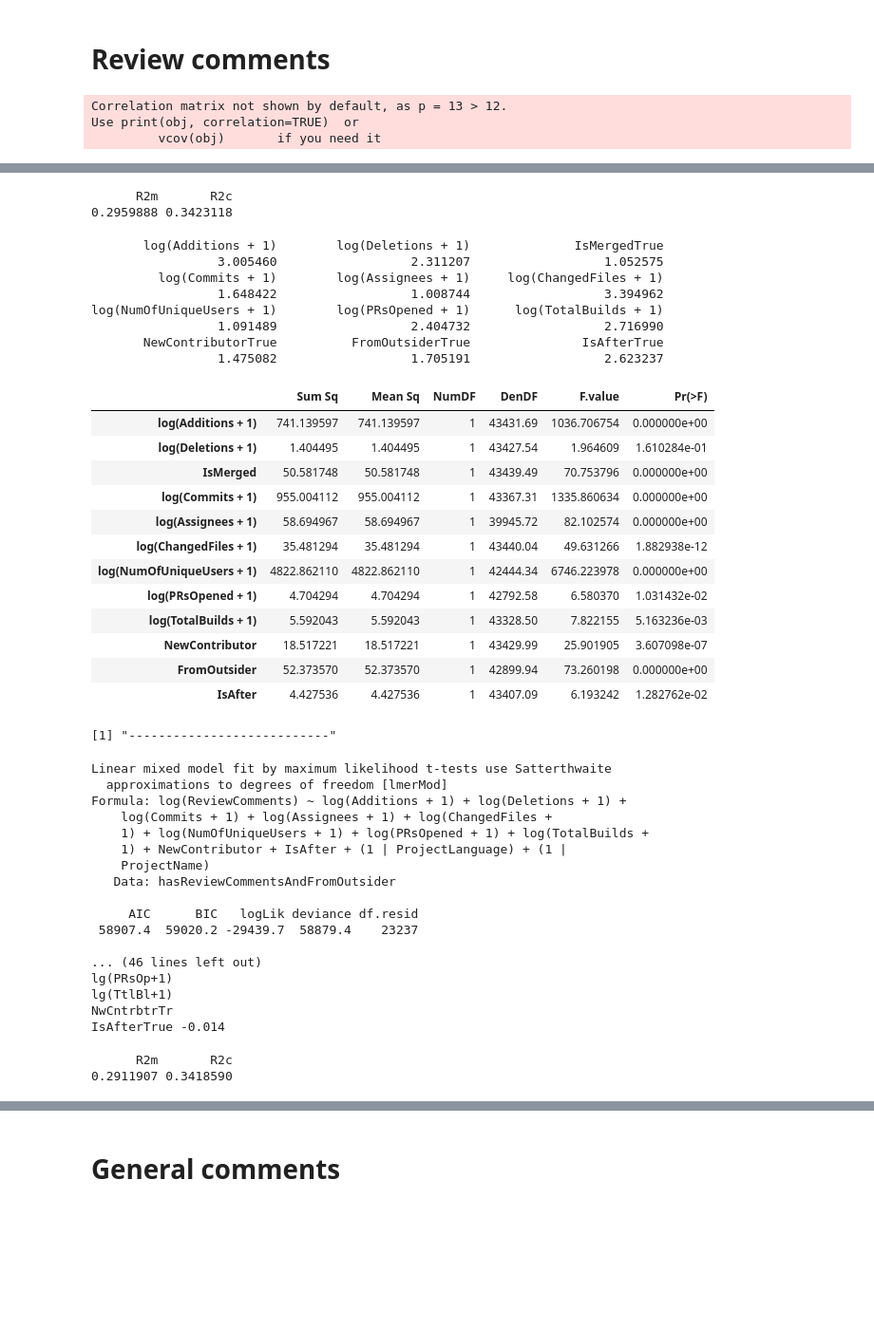
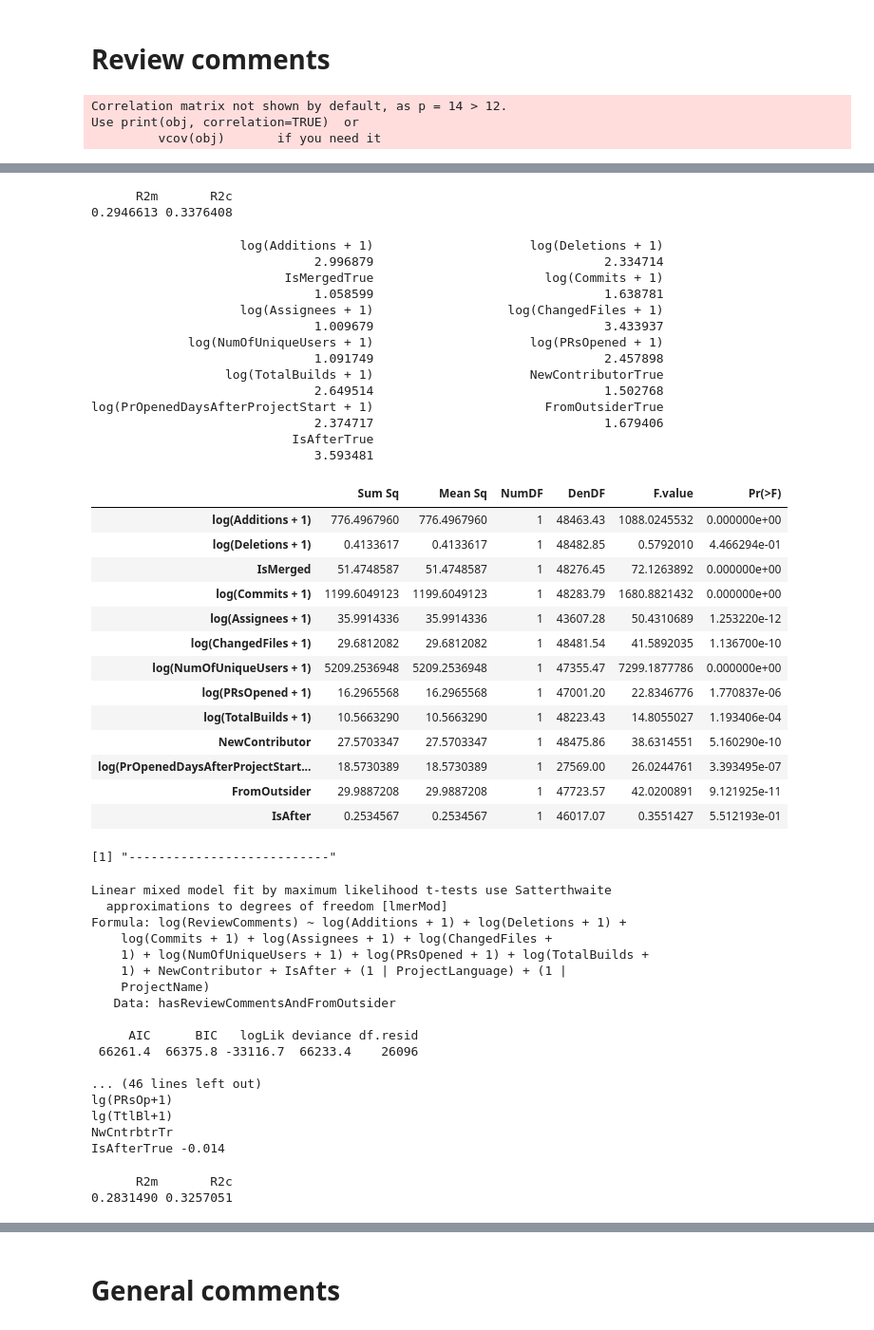
Before and after one commit to TheDutchDevil/code_reviews, a Jupyter notebook: analysis/share_of_comments_models.ipynb, the cells around one changed output, grey strips where cells are left out. Shown at 95% size. Saved outputs shown, nothing was run; the diff lists cells and outputs as text; code cells hidden in the pictures; blank space fills up the shorter version.

```diff
--- a/analysis/share_of_comments_models.ipynb
+++ b/analysis/share_of_comments_models.ipynb
@@ -224,7 +402,7 @@ modelNumberReviewComments = lmer(log(ReviewComments) ~
             log(PRsOpened + 1) +
             log(TotalBuilds + 1) +
             NewContributor +
-            #log(PrOpenedDaysAfterProjectStart + 1) +
+            log(PrOpenedDaysAfterProjectStart + 1) +
             FromOutsider +
             IsAfter +
             (1|ProjectLanguage) +
@@ -261,7 +439,7 @@ r.squaredGLMM(modelNumberReviewCommentsOutsider)
 vif.mer(modelNumberReviewCommentsOutsider)
 anova(modelNumberReviewCommentsOutsider)
 # %% [output]
-Correlation matrix not shown by default, as p = 13 > 12.
+Correlation matrix not shown by default, as p = 14 > 12.
 Use print(obj, correlation=TRUE)  or
          vcov(obj)       if you need it
 Linear mixed model fit by maximum likelihood t-tests use Satterthwaite
@@ -282,28 +460,35 @@ IsAfterTrue                3.433e-02  1.380e-02  4.341e+04   2.489  0.01283 *
 ---
 Signif. codes:  0 ‘***’ 0.001 ‘**’ 0.01 ‘*’ 0.05 ‘.’ 0.1 ‘ ’ 1
       R2m       R2c
-0.2959888 0.3423118
+0.2946613 0.3376408
-       log(Additions + 1)        log(Deletions + 1)              IsMergedTrue
-                 3.005460                  2.311207                  1.052575
-         log(Commits + 1)        log(Assignees + 1)     log(ChangedFiles + 1)
-                 1.648422                  1.008744                  3.394962
-log(NumOfUniqueUsers + 1)        log(PRsOpened + 1)      log(TotalBuilds + 1)
-                 1.091489                  2.404732                  2.716990
-       NewContributorTrue          FromOutsiderTrue               IsAfterTrue
-                 1.475082                  1.705191                  2.623237
+                    log(Additions + 1)                     log(Deletions + 1)
+                              2.996879                               2.334714
+                          IsMergedTrue                       log(Commits + 1)
+                              1.058599                               1.638781
+                    log(Assignees + 1)                  log(ChangedFiles + 1)
+                              1.009679                               3.433937
+             log(NumOfUniqueUsers + 1)                     log(PRsOpened + 1)
+                              1.091749                               2.457898
+                  log(TotalBuilds + 1)                     NewContributorTrue
+                              2.649514                               1.502768
+log(PrOpenedDaysAfterProjectStart + 1)                       FromOutsiderTrue
+                              2.374717                               1.679406
+                           IsAfterTrue
+                              3.593481
 |  | Sum Sq | Mean Sq | NumDF | DenDF | F.value | Pr(>F) |
-| log(Additions + 1) | 741.139597 | 741.139597 | 1 | 43431.69 | 1036.706754 | 0.000000e+00 |
-| log(Deletions + 1) | 1.404495 | 1.404495 | 1 | 43427.54 | 1.964609 | 1.610284e-01 |
-| IsMerged | 50.581748 | 50.581748 | 1 | 43439.49 | 70.753796 | 0.000000e+00 |
-| log(Commits + 1) | 955.004112 | 955.004112 | 1 | 43367.31 | 1335.860634 | 0.000000e+00 |
-| log(Assignees + 1) | 58.694967 | 58.694967 | 1 | 39945.72 | 82.102574 | 0.000000e+00 |
-| log(ChangedFiles + 1) | 35.481294 | 35.481294 | 1 | 43440.04 | 49.631266 | 1.882938e-12 |
-| log(NumOfUniqueUsers + 1) | 4822.862110 | 4822.862110 | 1 | 42444.34 | 6746.223978 | 0.000000e+00 |
-| log(PRsOpened + 1) | 4.704294 | 4.704294 | 1 | 42792.58 | 6.580370 | 1.031432e-02 |
-| log(TotalBuilds + 1) | 5.592043 | 5.592043 | 1 | 43328.50 | 7.822155 | 5.163236e-03 |
-| NewContributor | 18.517221 | 18.517221 | 1 | 43429.99 | 25.901905 | 3.607098e-07 |
-| FromOutsider | 52.373570 | 52.373570 | 1 | 42899.94 | 73.260198 | 0.000000e+00 |
-| IsAfter | 4.427536 | 4.427536 | 1 | 43407.09 | 6.193242 | 1.282762e-02 |
+| log(Additions + 1) | 776.4967960 | 776.4967960 | 1 | 48463.43 | 1088.0245532 | 0.000000e+00 |
+| log(Deletions + 1) | 0.4133617 | 0.4133617 | 1 | 48482.85 | 0.5792010 | 4.466294e-01 |
+| IsMerged | 51.4748587 | 51.4748587 | 1 | 48276.45 | 72.1263892 | 0.000000e+00 |
+| log(Commits + 1) | 1199.6049123 | 1199.6049123 | 1 | 48283.79 | 1680.8821432 | 0.000000e+00 |
+| log(Assignees + 1) | 35.9914336 | 35.9914336 | 1 | 43607.28 | 50.4310689 | 1.253220e-12 |
+| log(ChangedFiles + 1) | 29.6812082 | 29.6812082 | 1 | 48481.54 | 41.5892035 | 1.136700e-10 |
+| log(NumOfUniqueUsers + 1) | 5209.2536948 | 5209.2536948 | 1 | 47355.47 | 7299.1877786 | 0.000000e+00 |
+| log(PRsOpened + 1) | 16.2965568 | 16.2965568 | 1 | 47001.20 | 22.8346776 | 1.770837e-06 |
+| log(TotalBuilds + 1) | 10.5663290 | 10.5663290 | 1 | 48223.43 | 14.8055027 | 1.193406e-04 |
+| NewContributor | 27.5703347 | 27.5703347 | 1 | 48475.86 | 38.6314551 | 5.160290e-10 |
+| log(PrOpenedDaysAfterProjectStart... | 18.5730389 | 18.5730389 | 1 | 27569.00 | 26.0244761 | 3.393495e-07 |
+| FromOutsider | 29.9887208 | 29.9887208 | 1 | 47723.57 | 42.0200891 | 9.121925e-11 |
+| IsAfter | 0.2534567 | 0.2534567 | 1 | 46017.07 | 0.3551427 | 5.512193e-01 |
 [1] "---------------------------"
 Linear mixed model fit by maximum likelihood t-tests use Satterthwaite
   approximations to degrees of freedom [lmerMod]
@@ -315,7 +500,7 @@ Formula: log(ReviewComments) ~ log(Additions + 1) + log(Deletions + 1) +
    Data: hasReviewCommentsAndFromOutsider
 
      AIC      BIC   logLik deviance df.resid
- 58907.4  59020.2 -29439.7  58879.4    23237
+ 66261.4  66375.8 -33116.7  66233.4    26096
 
 ... (46 lines left out)
 lg(PRsOp+1)
@@ -323,5 +508,5 @@ lg(TtlBl+1)
 NwCntrbtrTr
 IsAfterTrue -0.014
       R2m       R2c
-0.2911907 0.3418590
+0.2831490 0.3257051
        log(Additions + 1)        log(Deletions + 1)          log(Commits + 1)
```
Also changed, not shown: parts of 7 cells of this notebook, 3 other files.
